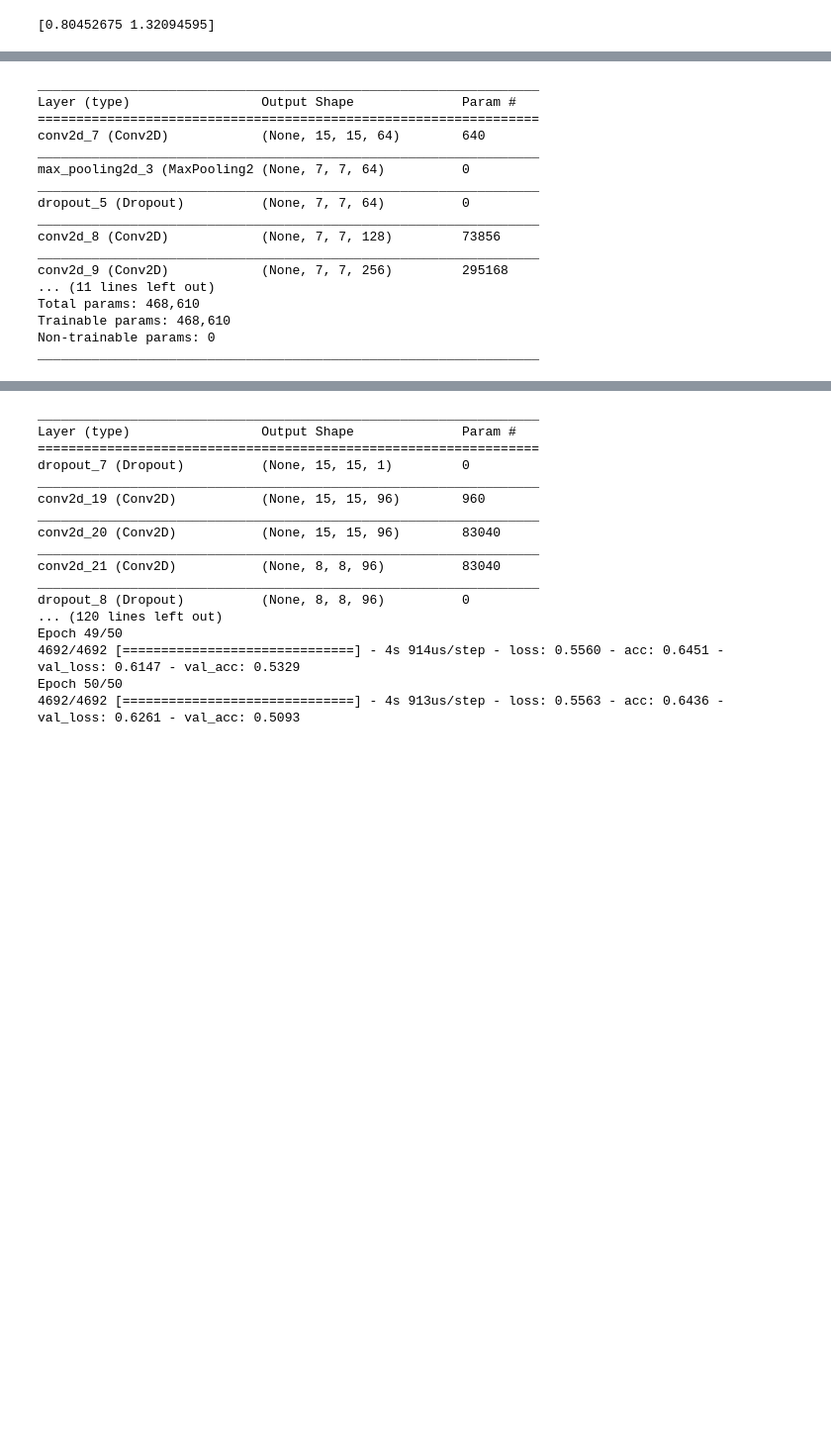
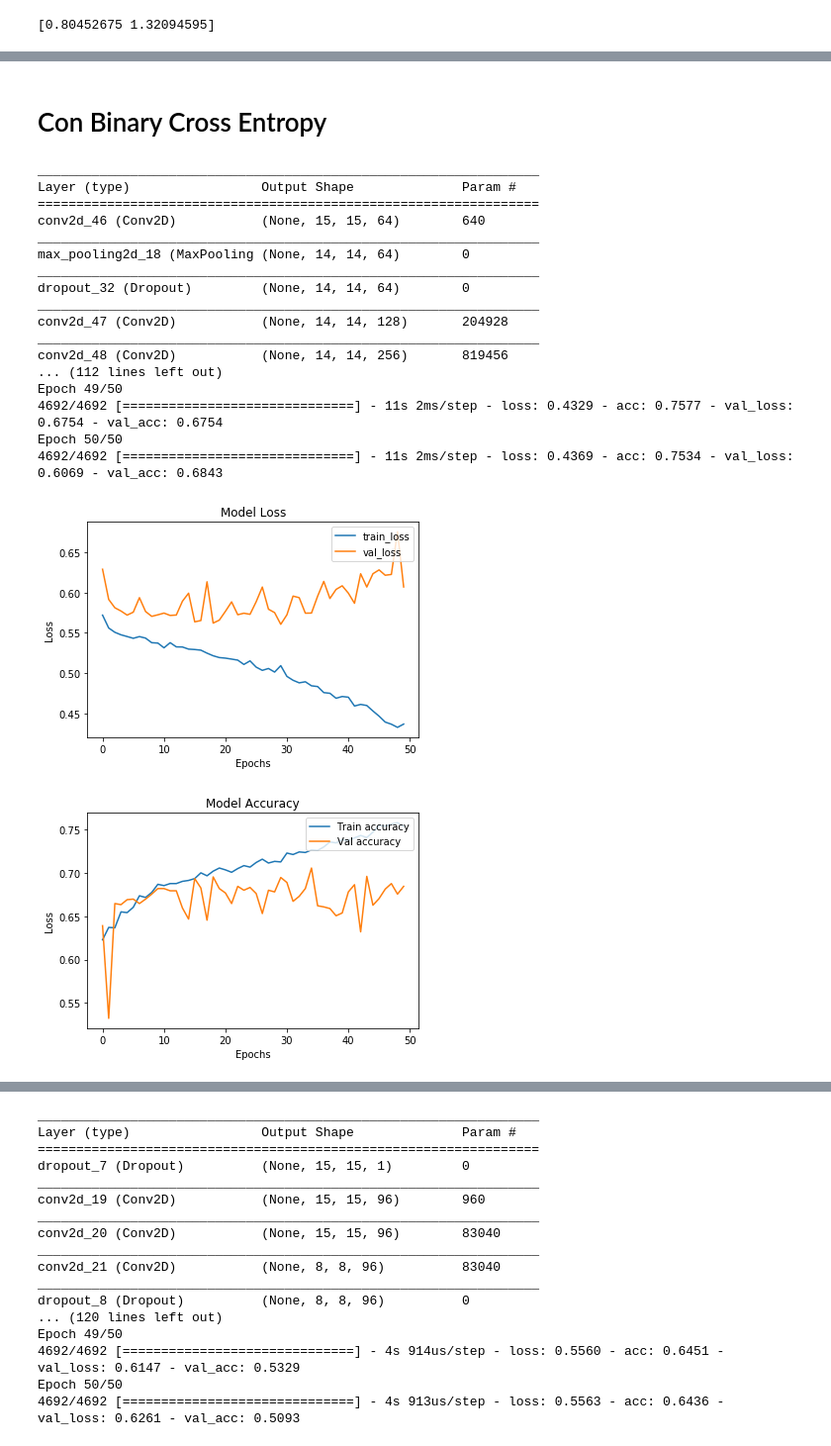
Before and after one commit to harel-coffee/PIIC19-auto, a Jupyter notebook: code/obj1/pruebas_cnn_gabo.ipynb, the cells around one changed output, grey strips where cells are left out. Shown: that part at 99% size. Saved outputs shown, nothing was run; the diff lists cells and outputs as text; code cells hidden in the pictures; blank space fills up the shorter version.

Commit message:
pull new data

```diff
--- a/code/obj1/pruebas_cnn_gabo.ipynb
+++ b/code/obj1/pruebas_cnn_gabo.ipynb
@@ -386,34 +266,62 @@ def focal_loss(gamma=2., weights=1):   #weights np.asarray()
+# %% [markdown]
+# Con Binary Cross Entropy
 # %%
-model2 = Sequential()
-model2.add(Conv2D(64, (3, 3), input_shape=(15,15,1), strides=(1, 1),activation="relu", padding="same"))
-model2.add(MaxPooling2D((2,2)))
-model2.add(Dropout(0.1))
-model2.add(Conv2D(128, (3, 3), strides=(1, 1), activation="relu", padding="same"))
-model2.add(Conv2D(256, (3, 3), strides=(1, 1), activation="relu", padding="same"))
-#model1.add(Flatten())
-model2.add(GlobalAveragePooling2D())
-model2.add(Dense(256,activation='relu'))
-model2.add(Dropout(0.2))
-model2.add(Dense(128, activation='relu'))
-model2.add(Dense(2, activation='softmax'))
-model2.summary()
+model = Sequential()
+model.add(Conv2D(64, (3, 3), input_shape=(15,15,1), strides=(1, 1),activation="relu", padding="same"))
+model.add(MaxPooling2D((2,2), strides=(1,1)))
+model.add(Dropout(0.1))
+model.add(Conv2D(128, (5, 5), strides=(1, 1), activation="relu", padding="same"))
+model.add(Conv2D(256, (5, 5), strides=(1, 1), activation="relu", padding="same"))
+model.add(GlobalAveragePooling2D())
+model.add(Dense(512,activation='relu'))
+model.add(Dropout(0.5))
+model.add(Dense(512, activation='relu'))
+model.add(Dense(1, activation='sigmoid'))
+model.summary()
 
-model2.compile(loss=focal_loss(2,weights=class_weights),optimizer='adam',metrics=['acc'])
+model.compile(loss='binary_crossentropy',optimizer='Adam',metrics=['accuracy'])
+
+hist=model.fit(x_train, y_train,
+               batch_size=64,
+               epochs=50,
+               verbose=1,
+               class_weight=class_weights,
+               validation_data=(x_val,y_val)
+              )
+
+
+plt.plot(hist.history['loss'],label="train_loss")
+plt.plot(hist.history['val_loss'],label="val_loss")
+plt.title("Model Loss")
+plt.ylabel('Loss')
+plt.xlabel('Epochs')
+plt.legend(loc="upper right")
+plt.show()
+
+plt.plot(hist.history['acc'],label="Train accuracy" )
+plt.plot(hist.history['val_acc'],label="Val accuracy" )
+plt.title("Model Accuracy")
+plt.ylabel('Loss')
+plt.xlabel('Epochs')
+plt.legend(loc="upper right")
+plt.show()
 # %% [output]
 _________________________________________________________________
 Layer (type)                 Output Shape              Param #
 =================================================================
-conv2d_7 (Conv2D)            (None, 15, 15, 64)        640
+conv2d_46 (Conv2D)           (None, 15, 15, 64)        640
 _________________________________________________________________
-max_pooling2d_3 (MaxPooling2 (None, 7, 7, 64)          0
+max_pooling2d_18 (MaxPooling (None, 14, 14, 64)        0
 _________________________________________________________________
-dropout_5 (Dropout)          (None, 7, 7, 64)          0
+dropout_32 (Dropout)         (None, 14, 14, 64)        0
 _________________________________________________________________
-conv2d_8 (Conv2D)            (None, 7, 7, 128)         73856
+conv2d_47 (Conv2D)           (None, 14, 14, 128)       204928
 _________________________________________________________________
-conv2d_9 (Conv2D)            (None, 7, 7, 256)         295168
-... (11 lines left out)
-Total params: 468,610
-Trainable params: 468,610
-Non-trainable params: 0
-_________________________________________________________________
+conv2d_48 (Conv2D)           (None, 14, 14, 256)       819456
+... (112 lines left out)
+Epoch 49/50
+4692/4692 [==============================] - 11s 2ms/step - loss: 0.4329 - acc: 0.7577 - val_loss: 0.6754 - val_acc: 0.6754
+Epoch 50/50
+4692/4692 [==============================] - 11s 2ms/step - loss: 0.4369 - acc: 0.7534 - val_loss: 0.6069 - val_acc: 0.6843
+[figure, added]
+[figure, added]
```
Also changed, not shown: parts of 29 cells of this notebook, 2 other files.
